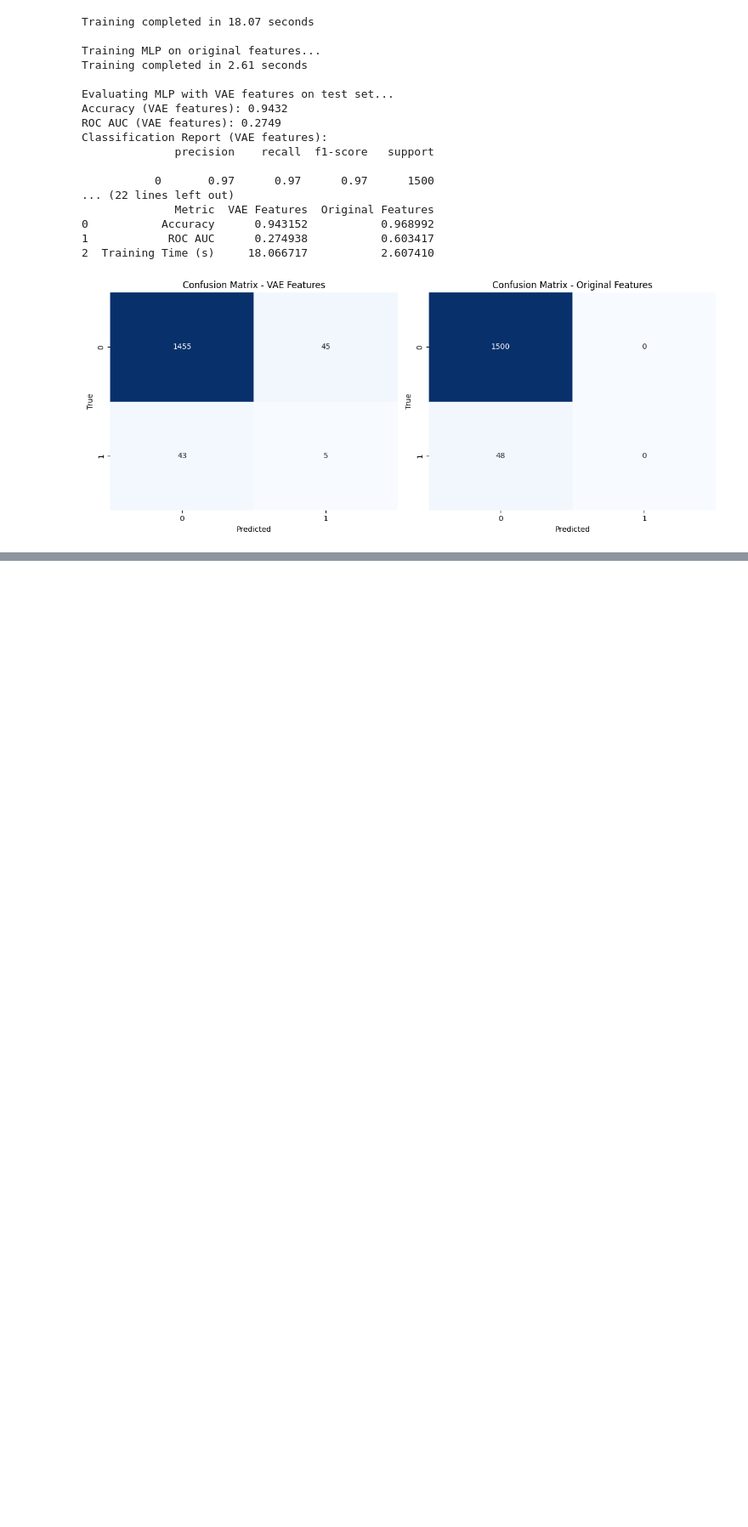
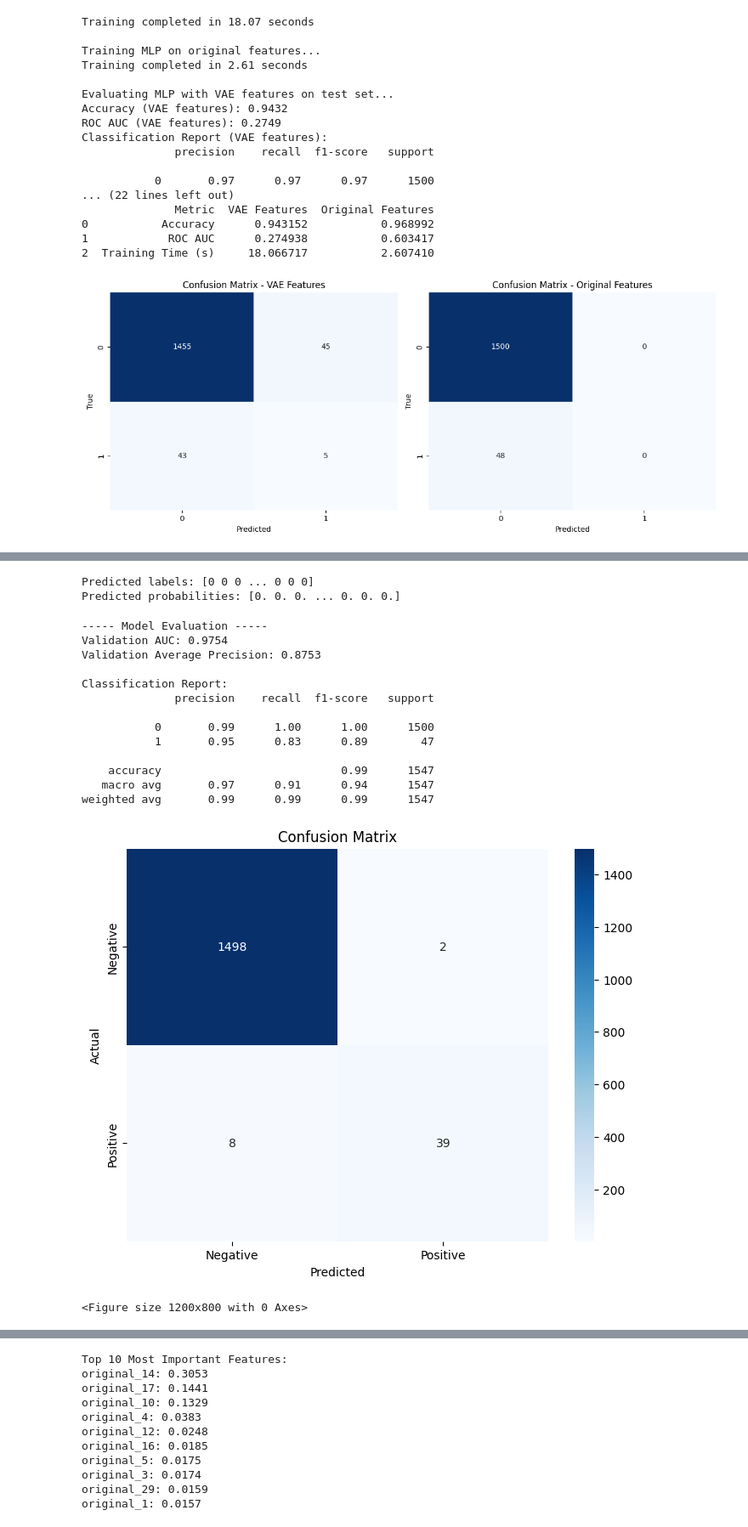
Before and after one commit to alexkstern/fraudml, a Jupyter notebook: latent_classifier/main.ipynb, the cells around one changed output, grey strips where cells are left out. Shown at 85% size. Cells and saved outputs as stored; diff of their text form; code cells hidden in the pictures; blank space fills up the shorter version.

```diff
--- a/latent_classifier/main.ipynb
+++ b/latent_classifier/main.ipynb
@@ -438,0 +960,29 @@ Classification Report (VAE features):
+# %%
+# Perform inference using the trained MLP model
+y_val_pred = mlp_model.predict(X_val)
+y_val_pred_proba = mlp_model.predict_proba(X_val)[:, 1]
+
+# Print the predicted labels and probabilities
+print("Predicted labels:", y_val_pred)
+print("Predicted probabilities:", y_val_pred_proba)
+# %% [output]
+Predicted labels: [0 0 0 ... 0 0 0]
+Predicted probabilities: [0. 0. 0. ... 0. 0. 0.]
+# %%
+metrics = evaluate_model(model, X_train, y_train, X_val, y_val)
+# %% [output]
+----- Model Evaluation -----
+Validation AUC: 0.9754
+Validation Average Precision: 0.8753
+
+Classification Report:
+              precision    recall  f1-score   support
+
+           0       0.99      1.00      1.00      1500
+           1       0.95      0.83      0.89        47
+
+    accuracy                           0.99      1547
+   macro avg       0.97      0.91      0.94      1547
+weighted avg       0.99      0.99      0.99      1547
+[figure, added]
+<Figure size 1200x800 with 0 Axes>
@@ -438,0 +990,11 @@ Classification Report (VAE features):
+Top 10 Most Important Features:
+original_14: 0.3053
+original_17: 0.1441
+original_10: 0.1329
+original_4: 0.0383
+original_12: 0.0248
+original_16: 0.0185
+original_5: 0.0175
+original_3: 0.0174
+original_29: 0.0159
+original_1: 0.0157
```
Also changed, not shown: parts of 17 cells of this notebook, 12 other files.
